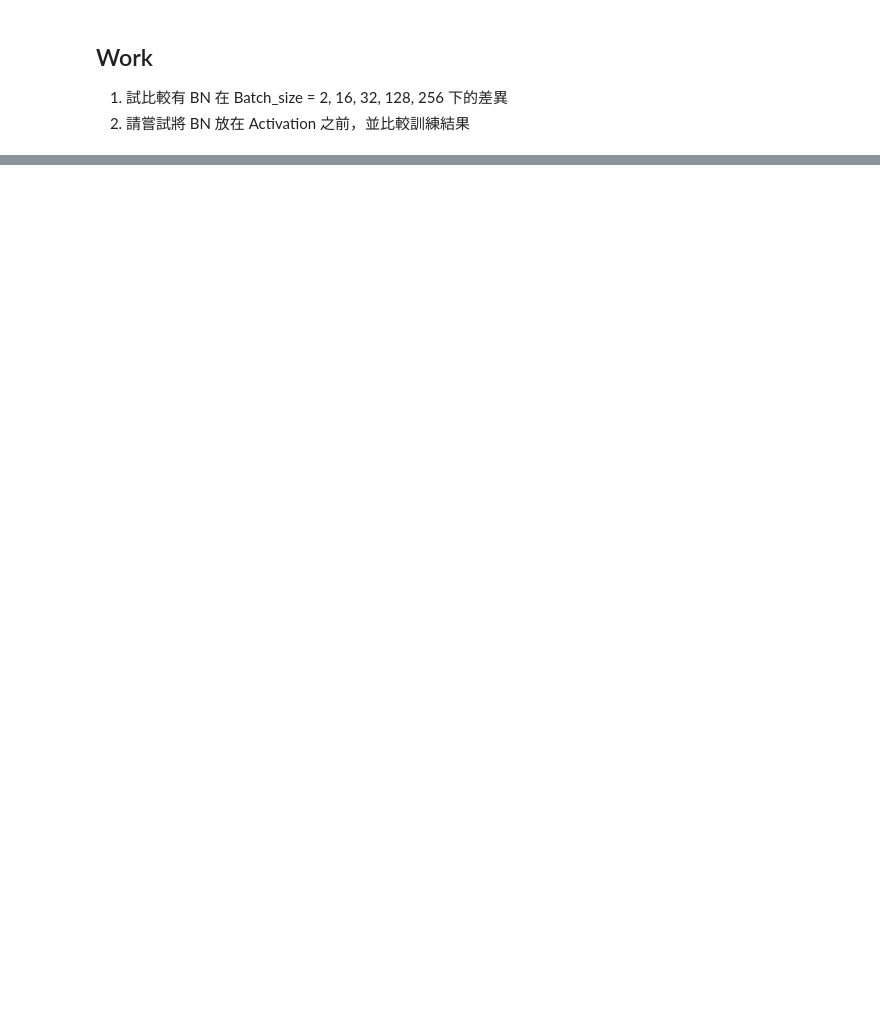
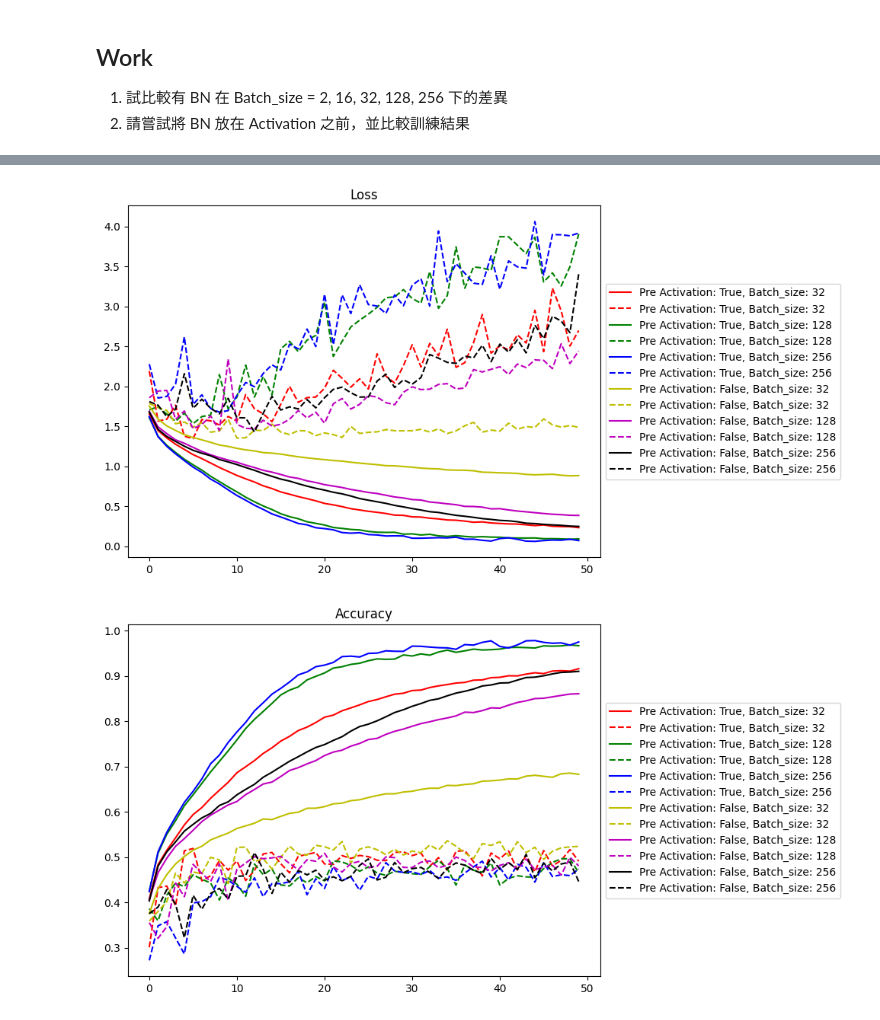
Before and after one commit to louisan123456/ML100Days, a Jupyter notebook: Homework/D83_訓練神經網路的細節與技巧 - Batch normalization/Day083_BatchNormalization.ipynb, the cells around one changed output, grey strips where cells are left out. Cells and saved outputs as stored; diff of their text form; code cells hidden in the pictures; blank space fills up the shorter version.

```diff
--- a/Homework/D83_訓練神經網路的細節與技巧 - Batch normalization/Day083_BatchNormalization.ipynb
+++ b/Homework/D83_訓練神經網路的細節與技巧 - Batch normalization/Day083_BatchNormalization.ipynb
@@ -33,10 +35,3 @@ x_test = preproc_x(x_test)
 # Preprc the outputs
 y_train = preproc_y(y_train)
 y_test = preproc_y(y_test)
-# %%
-
-def build_mlp():
-    """Code Here
-    建立你的神經網路
-    """
-    return model
@@ -57,0 +69,7 @@ import matplotlib.pyplot as plt
+# %%
+# 設定超參數
+LEARNING_RATE = 1e-3
+EPOCHS = 50
+BATCH_SIZE = [32, 128, 256]
+PRE_ACTIVATE = [True, False]
+MOMENTUM = 0.95
@@ -57,0 +184,23 @@ import matplotlib.pyplot as plt
+# %%
+import matplotlib.pyplot as plt
+%matplotlib inline
+color_bar = ["r", "g", "b", "y", "m", "k"]
+
+plt.figure(figsize=(8,6))
+for i, cond in enumerate(results.keys()):
+    plt.plot(range(len(results[cond]['train-loss'])),results[cond]['train-loss'], '-', label=cond, color=color_bar[i])
+    plt.plot(range(len(results[cond]['valid-loss'])),results[cond]['valid-loss'], '--', label=cond, color=color_bar[i])
+plt.title("Loss")
+plt.legend(loc='center left', bbox_to_anchor=(1, 0.5))
+plt.show()
+
+plt.figure(figsize=(8,6))
+for i, cond in enumerate(results.keys()):
+    plt.plot(range(len(results[cond]['train-acc'])),results[cond]['train-acc'], '-', label=cond, color=color_bar[i])
+    plt.plot(range(len(results[cond]['valid-acc'])),results[cond]['valid-acc'], '--', label=cond, color=color_bar[i])
+plt.title("Accuracy")
+plt.legend(loc='center left', bbox_to_anchor=(1, 0.5))
+plt.show()
+# %% [output]
+[figure, added]
+[figure, added]
```
Also changed, not shown: parts of 6 cells of this notebook.
